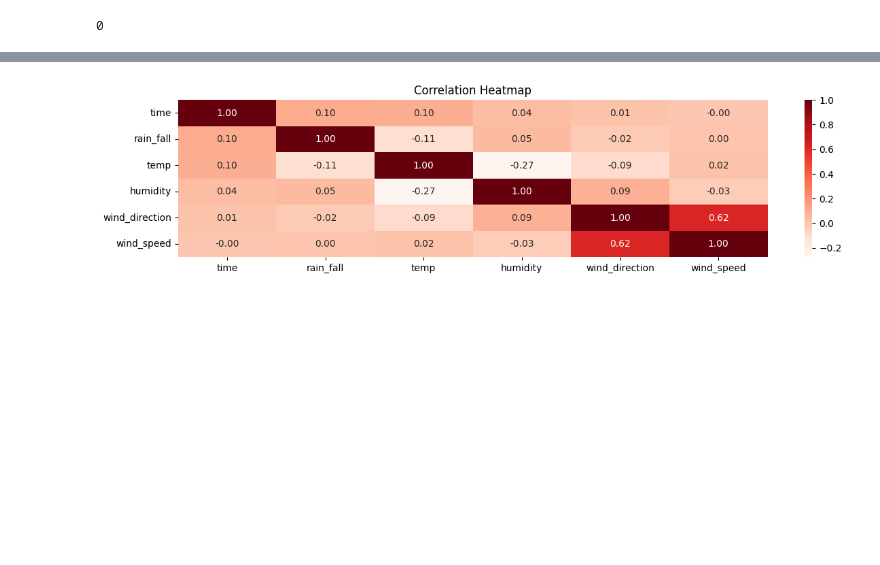
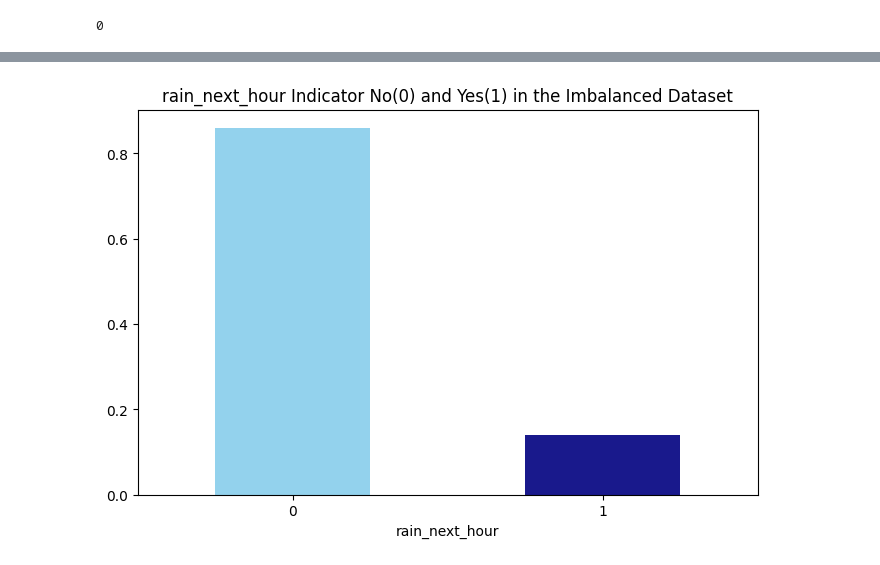
Before and after one commit to tiramiSoo/Rainfall-Prediction, a Jupyter notebook: Rain Fall Predict.ipynb, the cells around one changed output, grey strips where cells are left out. Saved outputs shown, nothing was run; the diff lists cells and outputs as text; code cells hidden in the pictures; blank space fills up the shorter version.

```diff
--- a/Rain Fall Predict.ipynb
+++ b/Rain Fall Predict.ipynb
@@ -74,10 +81,11 @@ wind_speed           7
 dtype: int64
-# %%
-#Draw heatmap
-correlation_matrix = df.corr()
-plt.figure(figsize=(14, 3))
-sns.heatmap(correlation_matrix, annot=True, fmt=".2f", cmap="Reds")
-plt.title("Correlation Heatmap")
-plt.show()
-# %% [output]
-[figure, removed]
+# %%
+df['rain_now'].replace({'No': 0, 'Yes': 1},inplace = True)
+df['rain_next_hour'].replace({'No': 0, 'Yes': 1},inplace = True)
+# %%
+fig = plt.figure(figsize = (8,5))
+df['rain_next_hour'].value_counts(normalize = True).plot(kind='bar', color= ['skyblue','navy'], alpha = 0.9, rot=0)
+plt.title('rain_next_hour Indicator No(0) and Yes(1) in the Imbalanced Dataset')
+plt.show()
+# %% [output]
+[figure, added]
```
Also changed, not shown: parts of 9 cells of this notebook, 1 other file.
